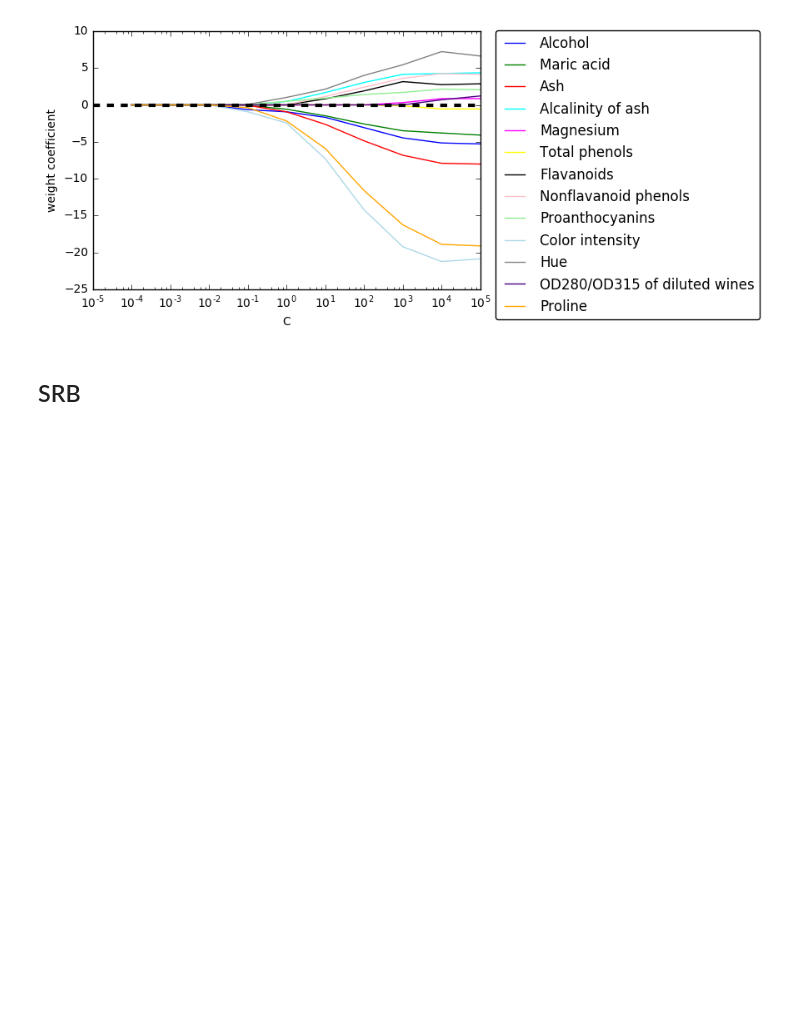
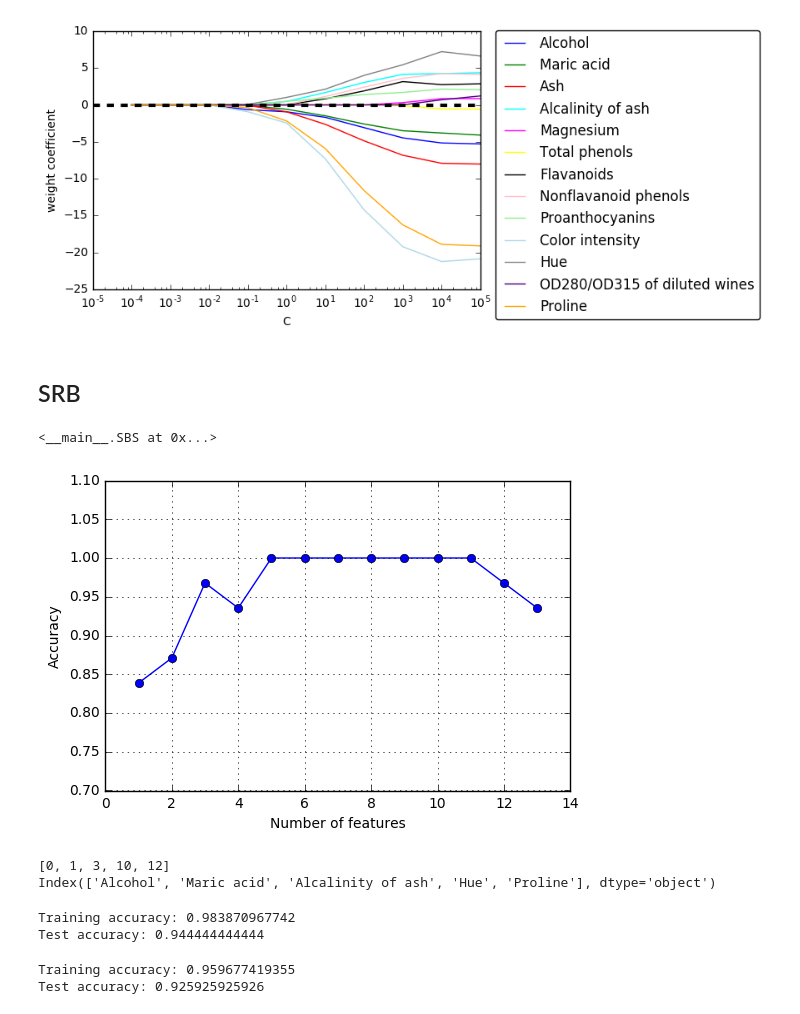
Before and after one commit to ishii0514/python_machine_learning, a Jupyter notebook: chap4/4.5_feature_selection.ipynb, the cells around one changed output. Saved outputs shown, nothing was run; the diff lists cells and outputs as text; code cells hidden in the pictures; blank space fills up the shorter version.

```diff
--- a/chap4/4.5_feature_selection.ipynb
+++ b/chap4/4.5_feature_selection.ipynb
@@ -92,7 +92,7 @@ class SBS():
         self.random_state = random_state
 
     def fit(self, X,y):
-        X_train, X_test, y_train, y_test = train_test_split(X, y,test_size=self.test_size,random_state=self.random_state,)
+        X_train, X_test, y_train, y_test = train_test_split(X, y,test_size=self.test_size,random_state=self.random_state)
         dim = X_train.shape[1]
         self.indices_ = tuple(range(dim))
         self.subsets_ = [self.indices_]
@@ -113,9 +113,9 @@ class SBS():
             self.indices_ = subsets[best]
             self.subsets_.append(self.indices_)
             dim -= 1
-            self.scores.append(scores[best])
+            self.scores_.append(scores[best])
 
-        self.k_score_= self.socres_[-1]
+        self.k_score_= self.scores_[-1]
         return self
 
     def transform(self, X):
@@ -126,3 +126,62 @@ class SBS():
         y_pred = self.estimator.predict(X_test[:, indices])
         score = self.scoring(y_test,y_pred)
         return score
+# %%
+import pandas as pd
+import numpy as np
+
+df_wine = pd.read_csv('https://archive.ics.uci.edu/ml/machine-learning-databases/wine/wine.data',header=None)
+df_wine.columns = ['Class label', 'Alcohol', 'Maric acid', 'Ash', 'Alcalinity of ash','Magnesium',
+                   'Total phenols','Flavanoids','Nonflavanoid phenols', 'Proanthocyanins', 'Color intensity',
+                   'Hue','OD280/OD315 of diluted wines', 'Proline']
+
+from sklearn.model_selection import train_test_split
+X,y = df_wine.iloc[:, 1:].values, df_wine.iloc[:,0].values
+X_train, X_test, y_train, y_test = train_test_split(X,y, test_size=0.3,random_state=0)
+
+# 標準化
+from sklearn.preprocessing import StandardScaler
+
+stdsc = StandardScaler()
+X_train_std = stdsc.fit_transform(X_train)
+X_test_std = stdsc.fit_transform(X_test)
+# %%
+from sklearn.neighbors import KNeighborsClassifier
+import matplotlib.pyplot as plt
+knn = KNeighborsClassifier(n_neighbors=2)
+sbs = SBS(knn,k_features=1)
+sbs.fit(X_train_std,y_train)
+# %% [output]
+<__main__.SBS at 0x...>
+# %%
+k_feat = [len(k) for k in sbs.subsets_]
+plt.plot(k_feat, sbs.scores_,marker = 'o')
+plt.ylim([0.7, 1.1])
+plt.ylabel('Accuracy')
+plt.xlabel('Number of features')
+plt.grid()
+plt.show()
+# %% [output]
+[figure, added]
+# %%
+# 上のグラフでAccuracyが1.00になっている最小の特徴量の数の五つを取り出す。
+k5 = list(sbs.subsets_[8])
+print(k5)
+print(df_wine.columns[1:][k5])
+# %% [output]
+[0, 1, 3, 10, 12]
+Index(['Alcohol', 'Maric acid', 'Alcalinity of ash', 'Hue', 'Proline'], dtype='object')
+# %%
+knn.fit(X_train_std, y_train)
+print('Training accuracy:', knn.score(X_train_std,y_train))
+print('Test accuracy:', knn.score(X_test_std,y_test))
+# %% [output]
+Training accuracy: 0.983870967742
+Test accuracy: 0.944444444444
+# %%
+knn.fit(X_train_std[:,k5], y_train)
+print('Training accuracy:', knn.score(X_train_std[:,k5],y_train))
+print('Test accuracy:', knn.score(X_test_std[:,k5],y_test))
+# %% [output]
+Training accuracy: 0.959677419355
+Test accuracy: 0.925925925926
```
Also changed, not shown: 1 other file.
